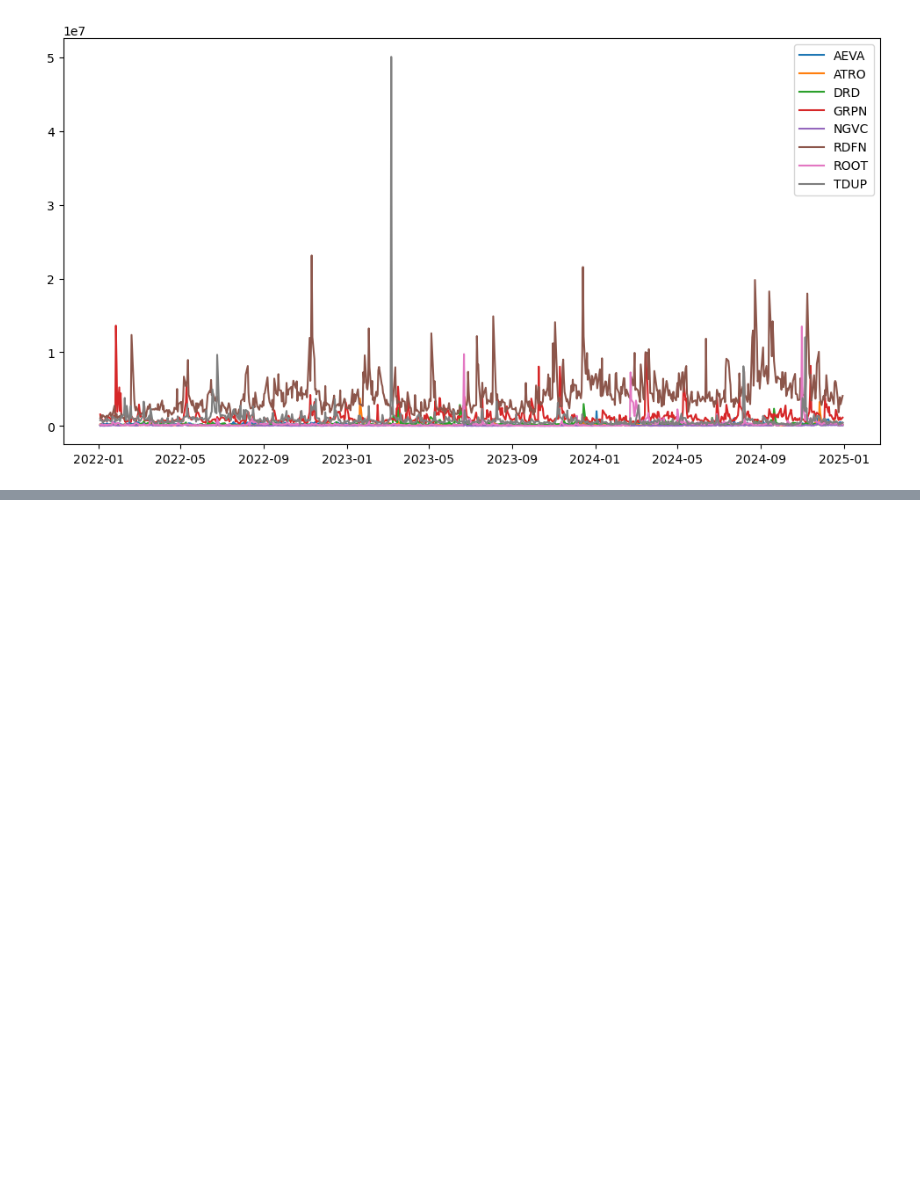
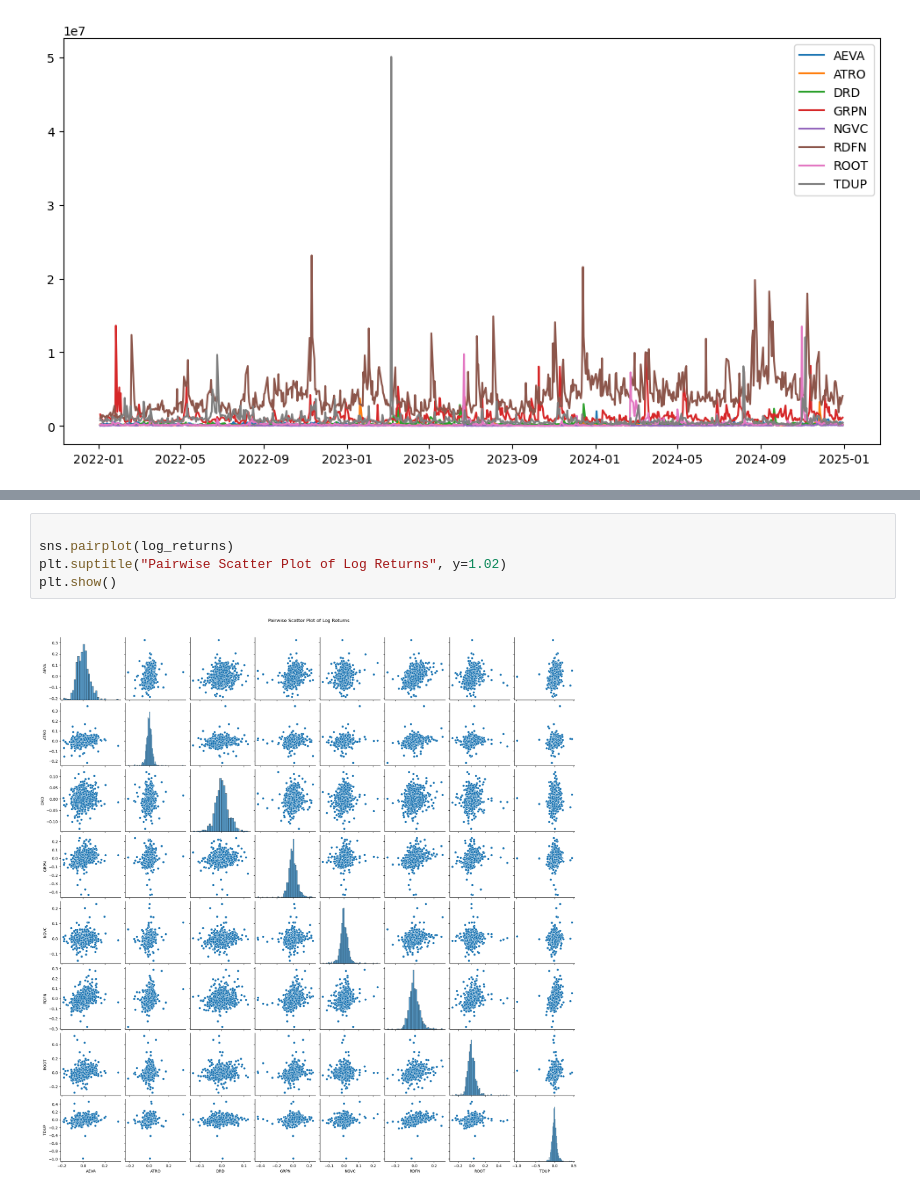
Before and after one commit to yunl39/ML-Final-Project, a Jupyter notebook: smallcap_stocks.ipynb, the cells around one changed output, grey strips where cells are left out. Cells and saved outputs as stored; diff of their text form; blank space fills up the shorter version.

```diff
--- a/smallcap_stocks.ipynb
+++ b/smallcap_stocks.ipynb
@@ -87,0 +189,7 @@ print(correlation_matrix)
+# %%
+
+sns.pairplot(log_returns)
+plt.suptitle("Pairwise Scatter Plot of Log Returns", y=1.02)
+plt.show()
+# %% [output]
+[figure, added]
```
Also changed, not shown: parts of 15 cells of this notebook.
